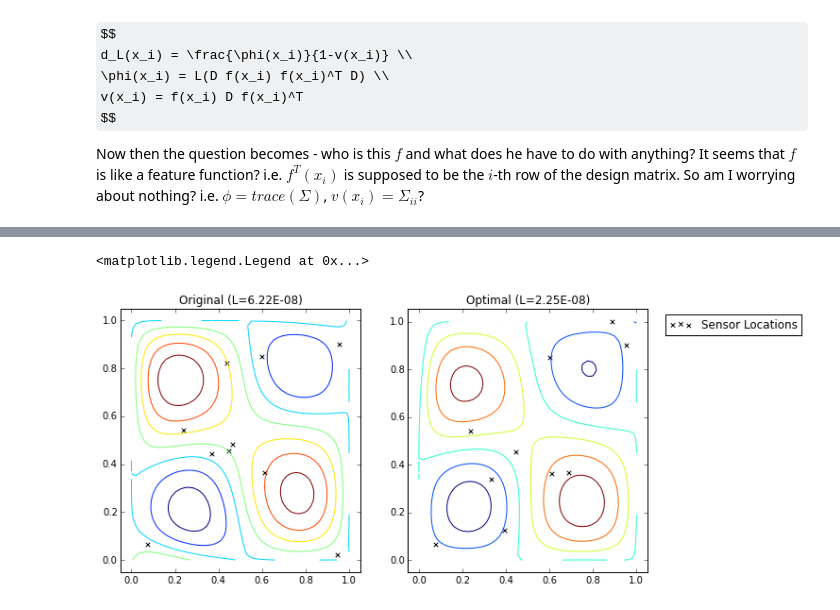
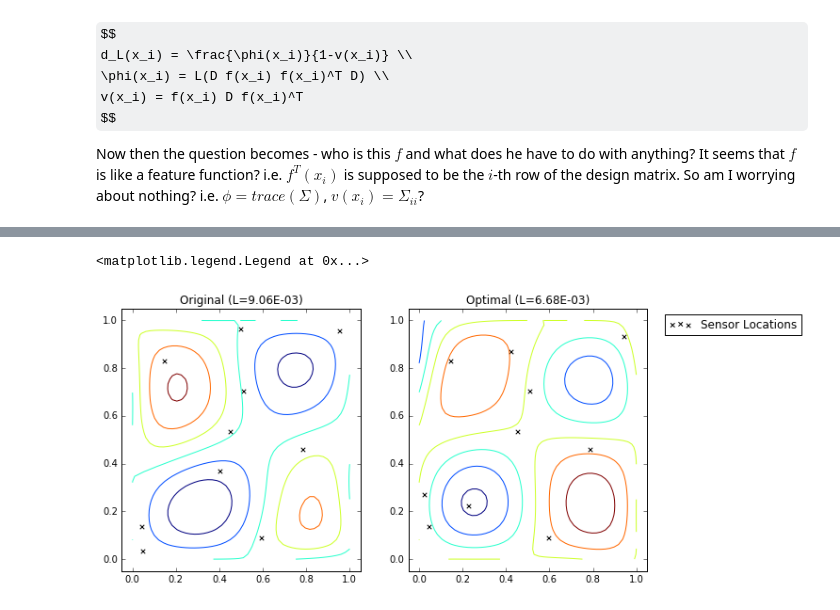
Before and after one commit to jcockayne/bayesian_pdes, a Jupyter notebook: notebooks/ACE_Stable_Wave_2d.ipynb, the cells around one changed output, grey strips where cells are left out. Saved outputs shown, nothing was run; the diff lists cells and outputs as text; code cells hidden in the pictures; some formulas as TeX source.

```diff
--- a/notebooks/ACE_Stable_Wave_2d.ipynb
+++ b/notebooks/ACE_Stable_Wave_2d.ipynb
@@ -110,13 +87,14 @@ def design_space(d):
     ys = np.random.uniform(bounds[1][0], bounds[1][1], emu_design_points)
     return np.c_[xs, ys]
 
-# todo: significantly more efficient to use a moore-penrose inverse here but a bit complicated...
+# using just the trace here!
 def get_cov(points):
     if points.shape == (2,):
         points = points.reshape((1,2))
     obs = rhs(points)
     posterior = bpdes.collocate(ops, ops_bar, k, [[x], [y]], [(points, obs), bdy_obs], op_cache)
-    _,cov = posterior(test_space)
+    cov = np.array([posterior(test_space[i,:].reshape((1,2)))[1][0,0] for i in xrange(len(test_space))])
+    #_,cov = posterior(test_space)
     return cov
 
 def get_optimizer_bounds(point):
@@ -210,22 +188,22 @@ optimal_posterior = bpdes.collocate(ops, ops_bar, k, None, [(optimal_design, rhs
 # %%
 from IPython.display import display
 plt.figure(figsize=(10,5))
 plot_x, plot_y = np.mgrid[0:1:50j, 0:1:50j]
 
 plt.subplot(121)
 mu, cov = initial_posterior(np.c_[plot_x.ravel(), plot_y.ravel()])
 #plt.plot(test_points, np.random.multivariate_normal(mu.ravel(),cov,500).T, c='gray', alpha=0.1)
 plt.contour(plot_x, plot_y, mu.reshape(plot_x.shape))
 plt.scatter(initial_design[:,0], initial_design[:,1], c='black', marker='x')
-plt.title('Original (L={:.2E})'.format(np.sum(np.diag(cov)**2)))
+plt.title('Original (L={:.2E})'.format(np.trace(cov)))
 
 plt.subplot(122)
 mu, cov = optimal_posterior(np.c_[plot_x.ravel(), plot_y.ravel()])
 #plt.plot(test_points, np.random.multivariate_normal(mu.ravel(),cov,500).T, c='gray', alpha=0.1)
 plt.contour(plot_x, plot_y, mu.reshape(plot_x.shape))
 plt.scatter(optimal_design[:,0], optimal_design[:,1], c='black', marker='x', label='Sensor Locations')
-plt.title('Optimal (L={:.2E})'.format(np.sum(np.diag(cov)**2)))
+plt.title('Optimal (L={:.2E})'.format(np.trace(cov)))
 plt.legend(loc=2, bbox_to_anchor=(1.05,1))
 # %% [output]
 <matplotlib.legend.Legend at 0x...>
-[figure, old version]
+[figure, new version]
```
Also changed, not shown: parts of 7 cells of this notebook, 6 other files.
